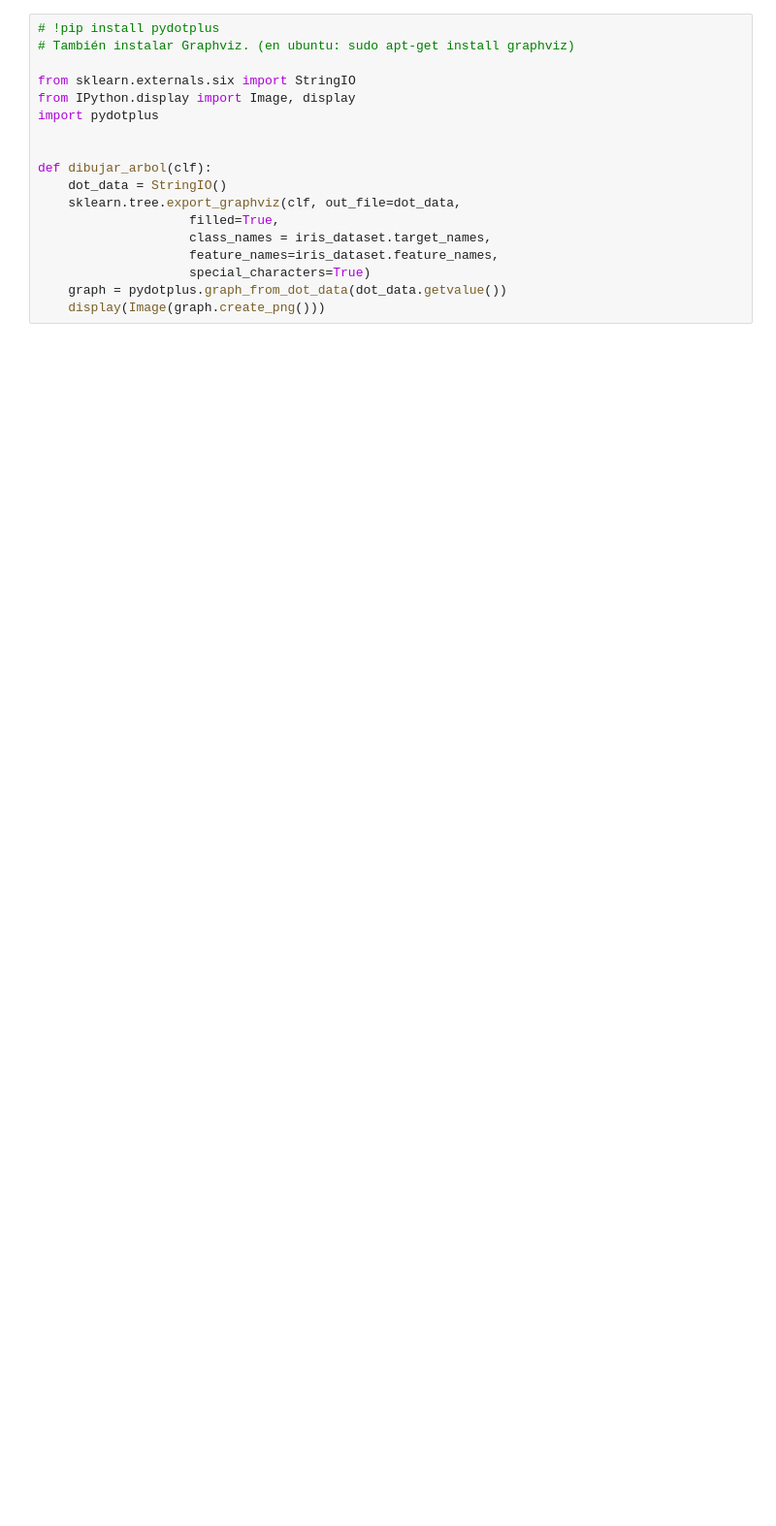
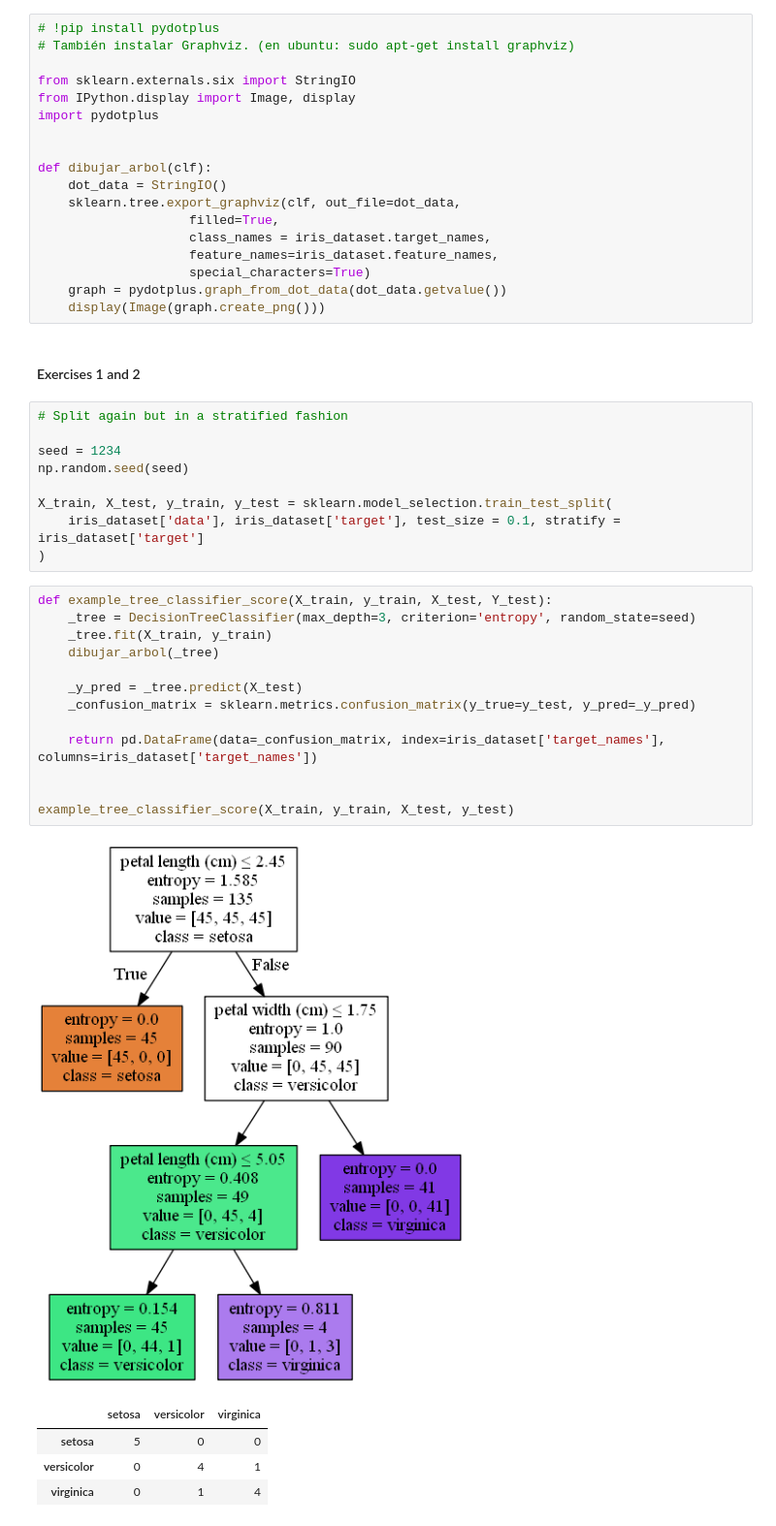
Before and after one commit to BrianBohe/aa-notebooks, a Jupyter notebook: notebook_3_arboles_de_decision_sklearn.ipynb, the cells around one changed output. Shown at 97% size. Saved outputs shown, nothing was run; the diff lists cells and outputs as text; blank space fills up the shorter version.

```diff
--- a/notebook_3_arboles_de_decision_sklearn.ipynb
+++ b/notebook_3_arboles_de_decision_sklearn.ipynb
@@ -117,3 +167,33 @@ def dibujar_arbol(clf):
                     special_characters=True)
     graph = pydotplus.graph_from_dot_data(dot_data.getvalue())
     display(Image(graph.create_png()))
+# %% [markdown]
+#### Exercises 1 and 2
+# %%
+# Split again but in a stratified fashion
+
+seed = 1234
+np.random.seed(seed)
+
+X_train, X_test, y_train, y_test = sklearn.model_selection.train_test_split(
+    iris_dataset['data'], iris_dataset['target'], test_size = 0.1, stratify = iris_dataset['target']
+)
+# %%
+def example_tree_classifier_score(X_train, y_train, X_test, Y_test):
+    _tree = DecisionTreeClassifier(max_depth=3, criterion='entropy', random_state=seed)
+    _tree.fit(X_train, y_train)
+    dibujar_arbol(_tree)
+
+    _y_pred = _tree.predict(X_test)
+    _confusion_matrix = sklearn.metrics.confusion_matrix(y_true=y_test, y_pred=_y_pred)
+
+    return pd.DataFrame(data=_confusion_matrix, index=iris_dataset['target_names'], columns=iris_dataset['target_names'])
+
+
+example_tree_classifier_score(X_train, y_train, X_test, y_test)
+# %% [output]
+[figure, added]
+|  | setosa | versicolor | virginica |
+| setosa | 5 | 0 | 0 |
+| versicolor | 0 | 4 | 1 |
+| virginica | 0 | 1 | 4 |
```
Also changed, not shown: parts of 18 cells of this notebook.
